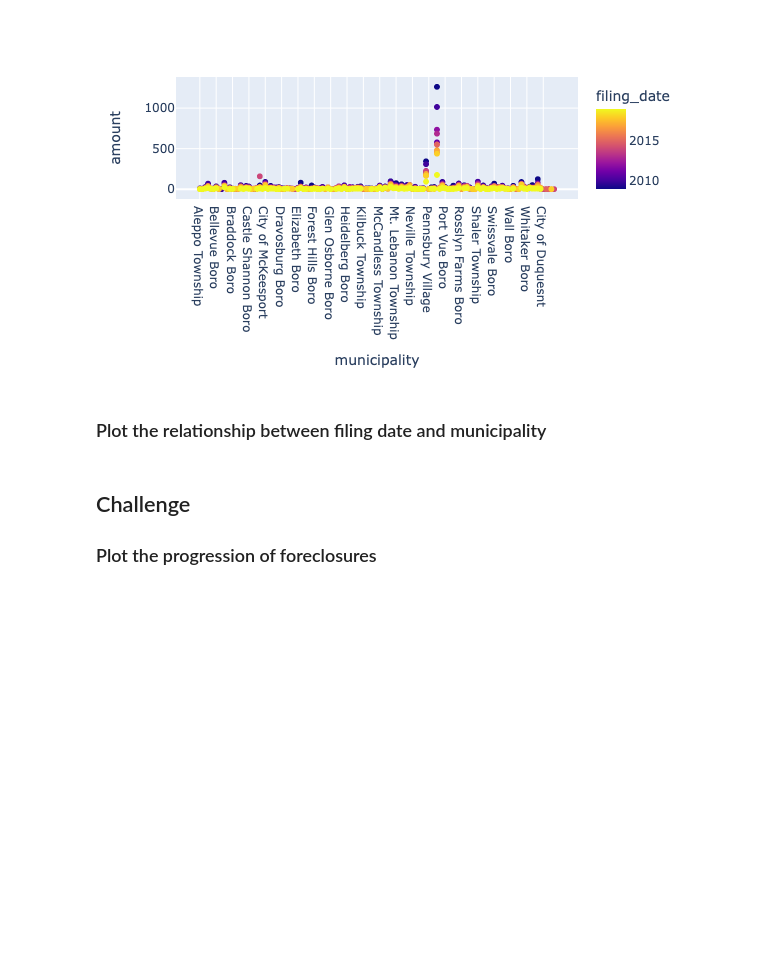
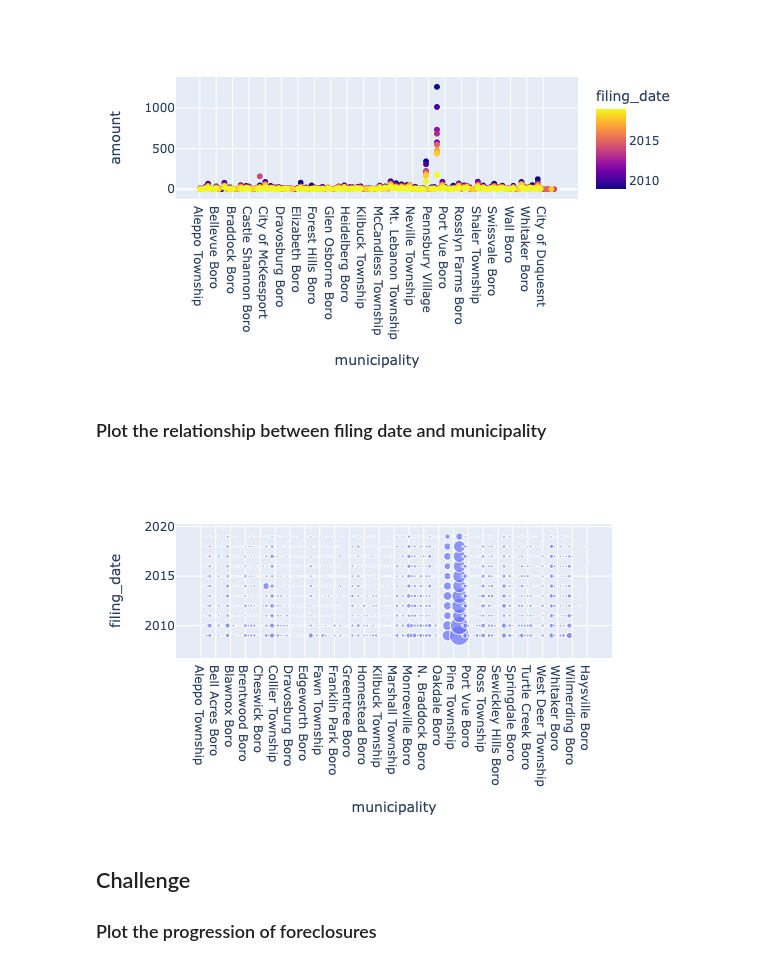
Before and after one commit to juil/fintech-uoftbootcamp, a Jupyter notebook: 06-pyviz/class2/Activities - Plotly/01-Stu_Plotting_w_Plotly/Unsolved/plotting_w_plotly.ipynb, the cells around one changed output. Saved outputs shown, nothing was run; the diff lists cells and outputs as text; code cells hidden in the pictures; blank space fills up the shorter version.

Commit message:
Use size as 3rd axis

```diff
--- a/06-pyviz/class2/Activities - Plotly/01-Stu_Plotting_w_Plotly/Unsolved/plotting_w_plotly.ipynb
+++ b/06-pyviz/class2/Activities - Plotly/01-Stu_Plotting_w_Plotly/Unsolved/plotting_w_plotly.ipynb
@@ -44,6 +44,10 @@ px.scatter(foreclosures_grp, x='municipality', y='amount',
 ### Plot the relationship between filing date and municipality
 # %%
 # Create scatter plot
+px.scatter(foreclosures_grp, x='municipality', y='filing_date',
+          size='amount')
+# %% [output]
+[figure, added]
 # %% [markdown]
 ## Challenge
 
```
